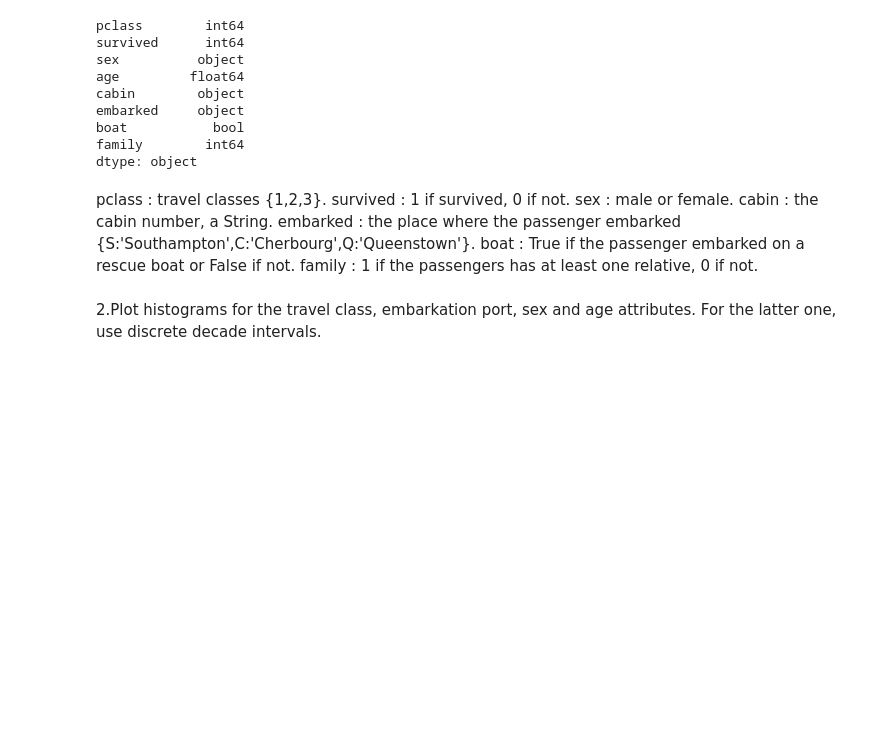
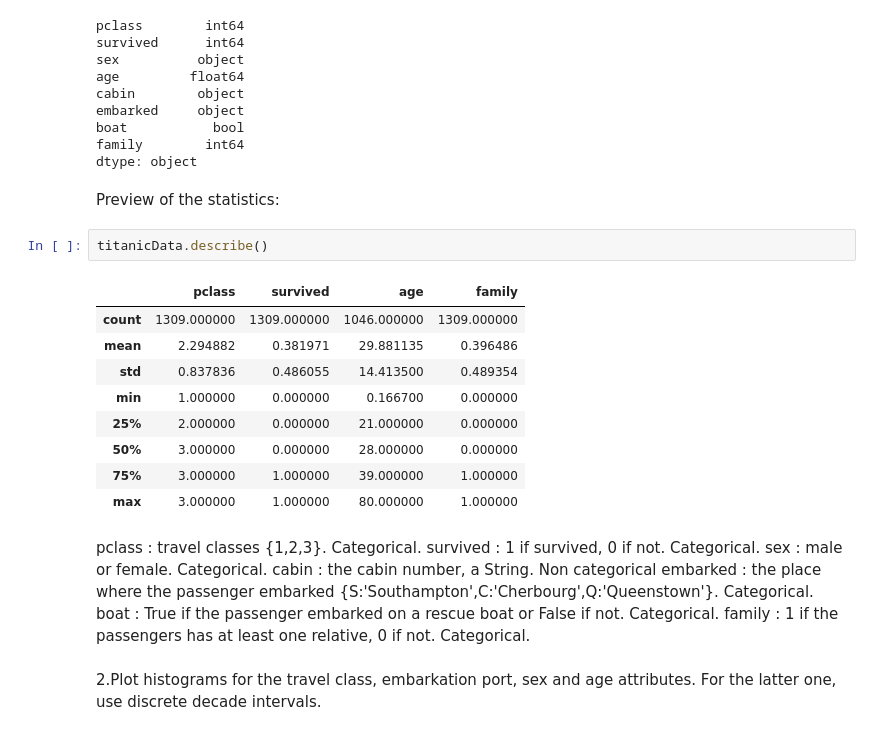
Before and after one commit to Roussaky/ada-EPFL, a Jupyter notebook: Homework1/Homework 1.ipynb, the cells around one changed output. Drawn from its saved outputs; the diff is of its cells as text; blank space fills up the shorter version.

```diff
--- a/Homework1/Homework 1.ipynb
+++ b/Homework1/Homework 1.ipynb
@@ -552,14 +554,28 @@ embarked     object
 boat           bool
 family        int64
 dtype: object
+# %% [markdown]
+Preview of the statistics:
+# %%
+titanicData.describe()
+# %% [output]
+|  | pclass | survived | age | family |
+| count | 1309.000000 | 1309.000000 | 1046.000000 | 1309.000000 |
+| mean | 2.294882 | 0.381971 | 29.881135 | 0.396486 |
+| std | 0.837836 | 0.486055 | 14.413500 | 0.489354 |
+| min | 1.000000 | 0.000000 | 0.166700 | 0.000000 |
+| 25% | 2.000000 | 0.000000 | 21.000000 | 0.000000 |
+| 50% | 3.000000 | 0.000000 | 28.000000 | 0.000000 |
+| 75% | 3.000000 | 1.000000 | 39.000000 | 1.000000 |
+| max | 3.000000 | 1.000000 | 80.000000 | 1.000000 |
 # %% [markdown]
-pclass : travel classes {1,2,3}.
-survived : 1 if survived, 0 if not.
-sex : male or female.
-cabin : the cabin number, a String.
-embarked : the place where the passenger embarked {S:'Southampton',C:'Cherbourg',Q:'Queenstown'}.
-boat : True if the passenger embarked on a rescue boat or False if not.
-family : 1 if the passengers has at least one relative, 0 if not.
+pclass : travel classes {1,2,3}. Categorical.
+survived : 1 if survived, 0 if not. Categorical.
+sex : male or female. Categorical.
+cabin : the cabin number, a String. Non categorical
+embarked : the place where the passenger embarked {S:'Southampton',C:'Cherbourg',Q:'Queenstown'}. Categorical.
+boat : True if the passenger embarked on a rescue boat or False if not. Categorical.
+family : 1 if the passengers has at least one relative, 0 if not. Categorical.
 # %% [markdown]
 2.Plot histograms for the travel class, embarkation port, sex and age attributes. For the latter one, use discrete decade intervals.
 # %% [markdown]
```
Also changed, not shown: parts of 7 cells of this notebook, 2 other files.
